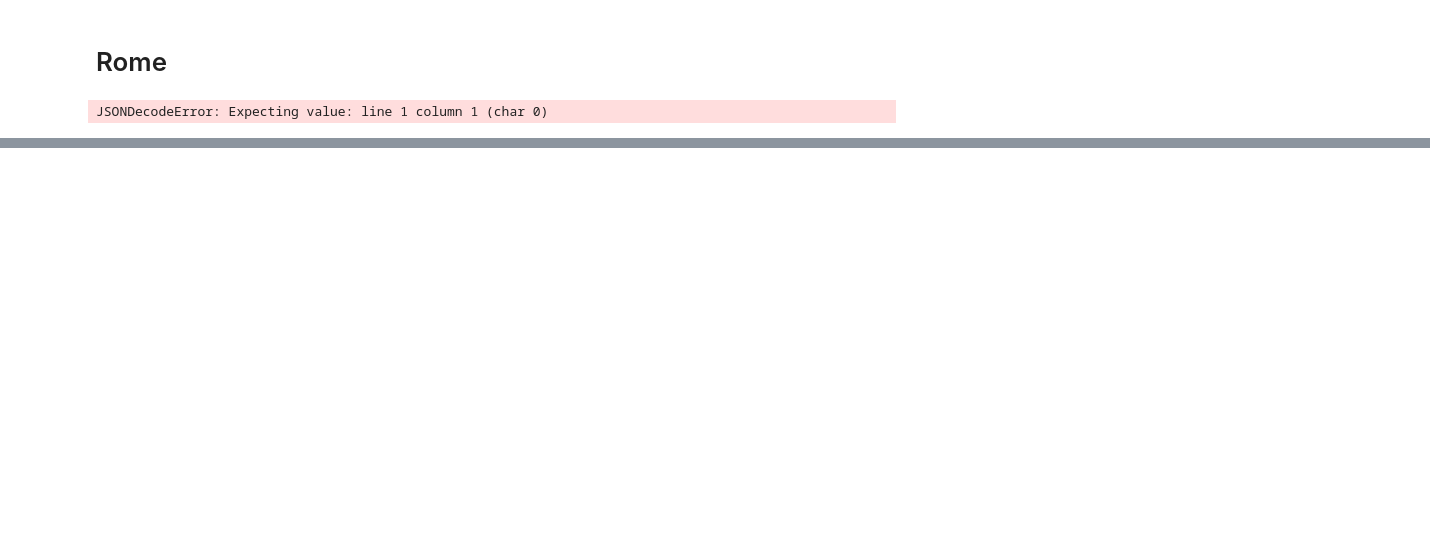
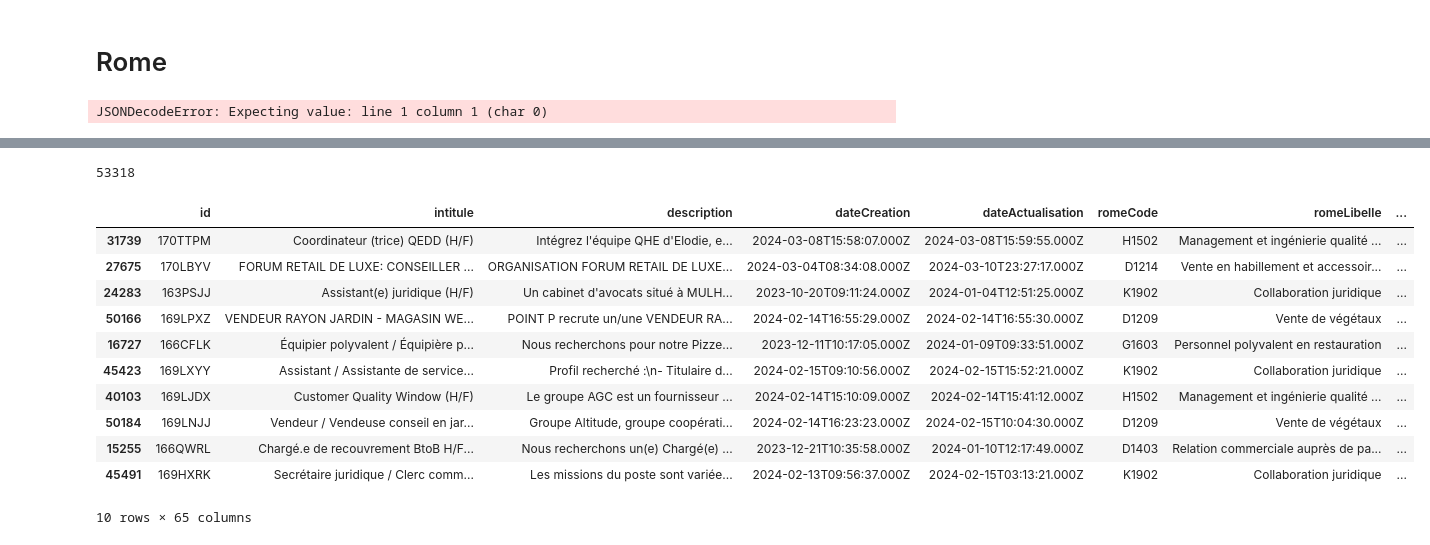
Before and after one commit to DlDI/Data_Pole_Emploi, a Jupyter notebook: notebooks/model_cluustring.ipynb, the cells around one changed output, grey strips where cells are left out. Cells and saved outputs as stored; diff of their text form; code cells hidden in the pictures; blank space fills up the shorter version.

```diff
--- a/notebooks/model_cluustring.ipynb
+++ b/notebooks/model_cluustring.ipynb
@@ -190,0 +166,4 @@ len(all_competences)
+# %%
+#df['competence_processed'] = df['competences'].apply(join_libelle)
+
+df['competence_processed'] = df['competences'].apply(join_libelle)
@@ -190,0 +342,63 @@ len(all_competences)
+# %%
+from gensim.models.fasttext import FastText as FT_gensim
+# Assuming the path to the downloaded 'cc.fr.300.bin' file is 'path/to/cc.fr.300.bin'
+model = FT_gensim.load_fasttext_format('C:\\Users\\Moham\\Documents\\data_pole_emploi\\Data_Pole_Emploi\\cc.fr.300.bin.gz')
+# %%
+tokenlist = df['competence_processed']
+# Calculate the average Word2Vec vectors for the token lists
+
+import numpy as np
+
+def calculate_average_word2vec_optimized(token_lists, model):
+    num_features = model.vector_size  # Typically 300 for FastText models
+    feature_vecs = np.zeros((len(token_lists), num_features), dtype="float32")
+    for idx, tokens in enumerate(token_lists):
+        valid_tokens = [token for token in tokens if token in model.wv.key_to_index]
+        if valid_tokens:
+            model_vocabs = np.array([model.wv[token] for token in valid_tokens])
+            feature_vecs[idx] = np.mean(model_vocabs, axis=0)
+    return feature_vecs
+
+
+word2vec_vectors = calculate_average_word2vec_optimized(tokenlist, model)
+
+# Calculate the similarity between the input text and the token lists
+
+input_text = texte  # Example input text
+
+# tokenize the input text using the word2vec model
+input_text_tokens = teckeniser(input_text)
+
+# Calculate the average Word2Vec vectors for the input text
+input_text_vector = calculate_average_word2vec_optimized([input_text_tokens], model)
+
+# Calculate the similarity between the input text and the token lists
+similarities = []
+
+for vec1 in word2vec_vectors:
+    similarity = np.dot(vec1, input_text_vector[0]) / (np.linalg.norm(vec1) * np.linalg.norm(input_text_vector[0]))
+    similarities.append(similarity)
+
+print(len(similarities))
+
+# Add the similarities to the DataFrame
+df['word2vec_similarity'] = similarities
+
+# Sort the DataFrame by the similarities
+df = df.sort_values(by='word2vec_similarity', ascending=False)
+
+df.head(10)
+# %% [output]
+53318
+|  | id | intitule | description | dateCreation | dateActualisation | romeCode | romeLibelle | ... |
+| 31739 | 170TTPM | Coordinateur (trice) QEDD (H/F) | Intégrez l'équipe QHE d'Elodie, e... | 2024-03-08T15:58:07.000Z | 2024-03-08T15:59:55.000Z | H1502 | Management et ingénierie qualité ... | ... |
+| 27675 | 170LBYV | FORUM RETAIL DE LUXE: CONSEILLER ... | ORGANISATION FORUM RETAIL DE LUXE... | 2024-03-04T08:34:08.000Z | 2024-03-10T23:27:17.000Z | D1214 | Vente en habillement et accessoir... | ... |
+| 24283 | 163PSJJ | Assistant(e) juridique (H/F) | Un cabinet d'avocats situé à MULH... | 2023-10-20T09:11:24.000Z | 2024-01-04T12:51:25.000Z | K1902 | Collaboration juridique | ... |
+| 50166 | 169LPXZ | VENDEUR RAYON JARDIN - MAGASIN WE... | POINT P recrute un/une VENDEUR RA... | 2024-02-14T16:55:29.000Z | 2024-02-14T16:55:30.000Z | D1209 | Vente de végétaux | ... |
+| 16727 | 166CFLK | Équipier polyvalent / Équipière p... | Nous recherchons pour notre Pizze... | 2023-12-11T10:17:05.000Z | 2024-01-09T09:33:51.000Z | G1603 | Personnel polyvalent en restauration | ... |
+| 45423 | 169LXYY | Assistant / Assistante de service... | Profil recherché :\n- Titulaire d... | 2024-02-15T09:10:56.000Z | 2024-02-15T15:52:21.000Z | K1902 | Collaboration juridique | ... |
+| 40103 | 169LJDX | Customer Quality Window (H/F) | Le groupe AGC est un fournisseur ... | 2024-02-14T15:10:09.000Z | 2024-02-14T15:41:12.000Z | H1502 | Management et ingénierie qualité ... | ... |
+| 50184 | 169LNJJ | Vendeur / Vendeuse conseil en jar... | Groupe Altitude, groupe coopérati... | 2024-02-14T16:23:23.000Z | 2024-02-15T10:04:30.000Z | D1209 | Vente de végétaux | ... |
+| 15255 | 166QWRL | Chargé.e de recouvrement BtoB H/F... | Nous recherchons un(e) Chargé(e) ... | 2023-12-21T10:35:58.000Z | 2024-01-10T12:17:49.000Z | D1403 | Relation commerciale auprès de pa... | ... |
+| 45491 | 169HXRK | Secrétaire juridique / Clerc comm... | Les missions du poste sont variée... | 2024-02-13T09:56:37.000Z | 2024-02-15T03:13:21.000Z | K1902 | Collaboration juridique | ... |
+10 rows × 65 columns
```
Also changed, not shown: parts of 22 cells of this notebook.
